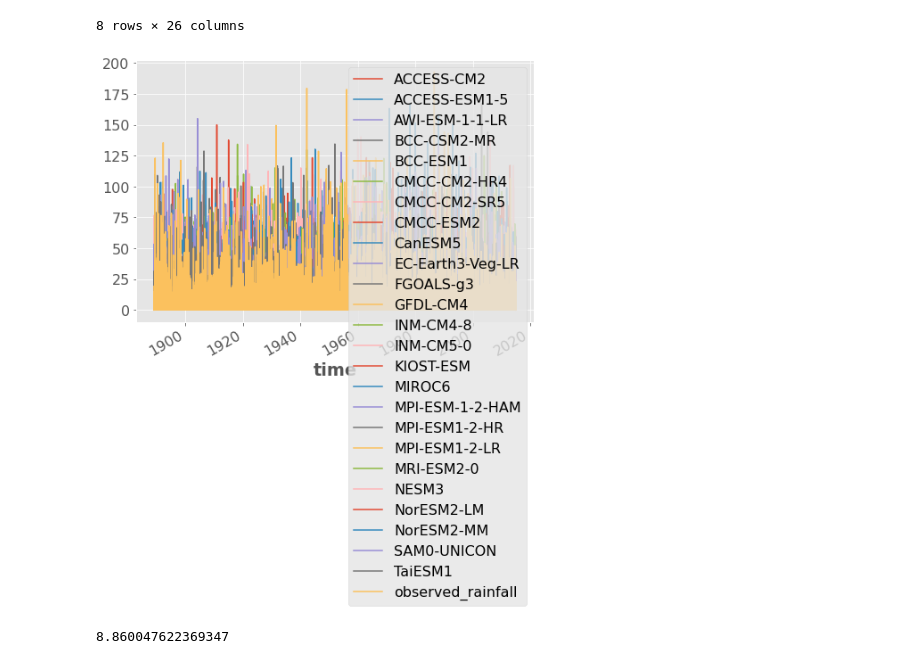
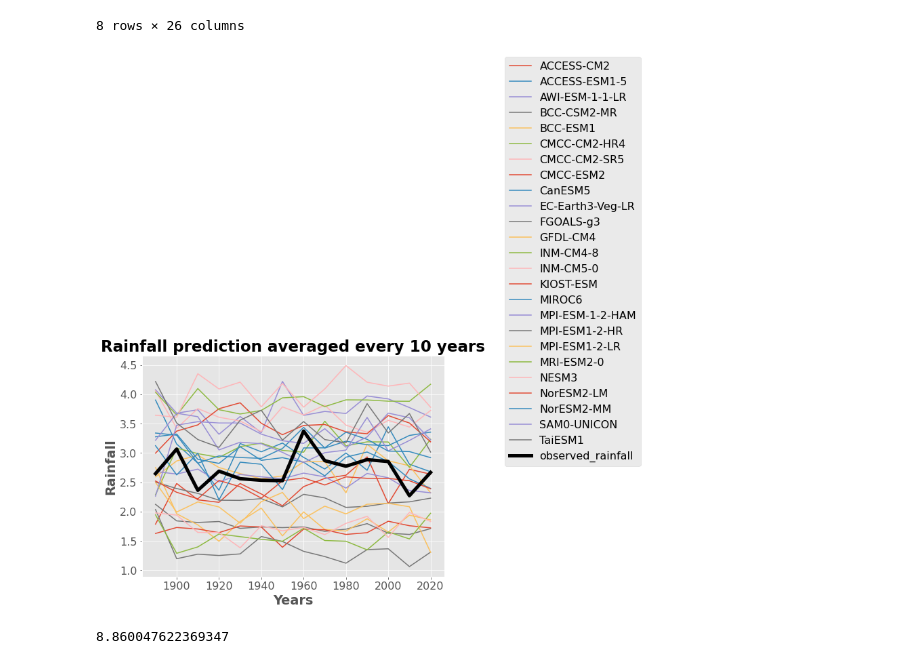
Before and after one commit to UBC-MDS/DSCI_525_Group_3, a Jupyter notebook: notebooks/Milestone_3/Milestone3-Task3.ipynb, the cells around one changed output. Cells and saved outputs as stored; diff of their text form; code cells hidden in the pictures.

```diff
--- a/notebooks/Milestone_3/Milestone3-Task3.ipynb
+++ b/notebooks/Milestone_3/Milestone3-Task3.ipynb
@@ -120,10 +120,26 @@ train_df.describe()
 | 75% | 1.445456 | 2.398539 | 3.601697e+00 | 1.318940e+00 | 2.477893e+00 | 3.182630 | 3.727703e+00 | ... |
 | max | 149.967634 | 157.605713 | 8.946575e+01 | 1.344652e+02 | 8.713472e+01 | 124.952390 | 1.401478e+02 | ... |
 8 rows × 26 columns
-# %%
-train_df.plot();
-# %% [output]
-[figure, removed]
+# %%
+train_df_visual = train_df.resample('10Y').mean()
+
+for column in train_df_visual.columns:
+    if column == "observed_rainfall":
+        plt.plot(train_df_visual.index, train_df_visual[column], label=column,
+                 linewidth=5, color="black")
+    else:
+        plt.plot(train_df_visual.index, train_df_visual[column], label=column)
+
+plt.xlabel("Years",
+              fontweight ='bold')
+plt.ylabel("Rainfall",
+              fontweight ='bold')
+plt.legend(loc=(1.20, 0.5))
+plt.title("Rainfall prediction averaged every 10 years",
+          fontweight ='bold')
+plt.show()
+# %% [output]
+[figure, added]
 # %%
 # 5. Train ensemble machine learning model using RandomForestRegressor and evaluate with metric of your choice (e.g., RMSE) by considering Observed as the target column.
 rf_model = RandomForestRegressor(random_state=123)
```
Also changed, not shown: parts of 2 cells of this notebook, 3 other files.
